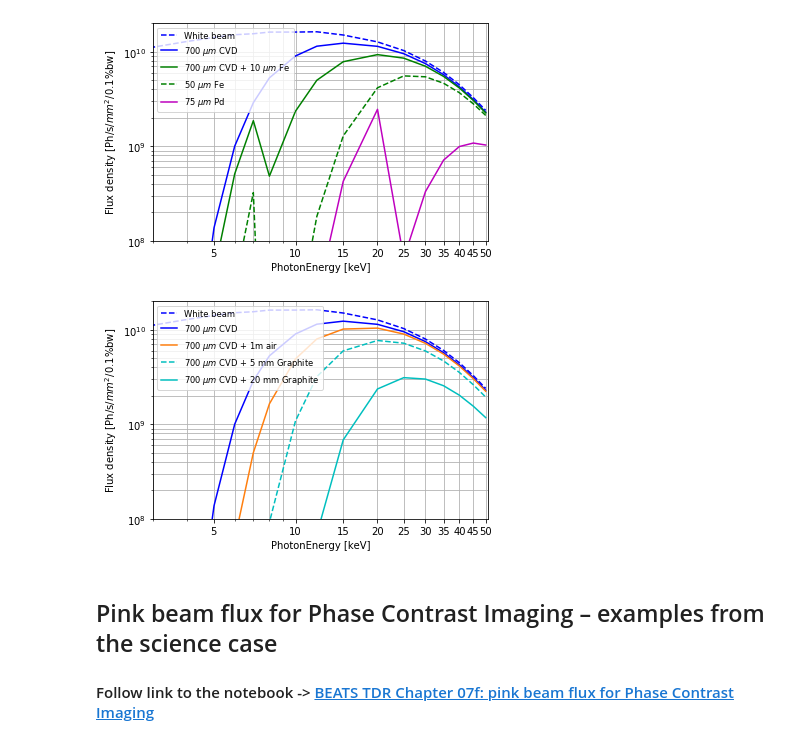
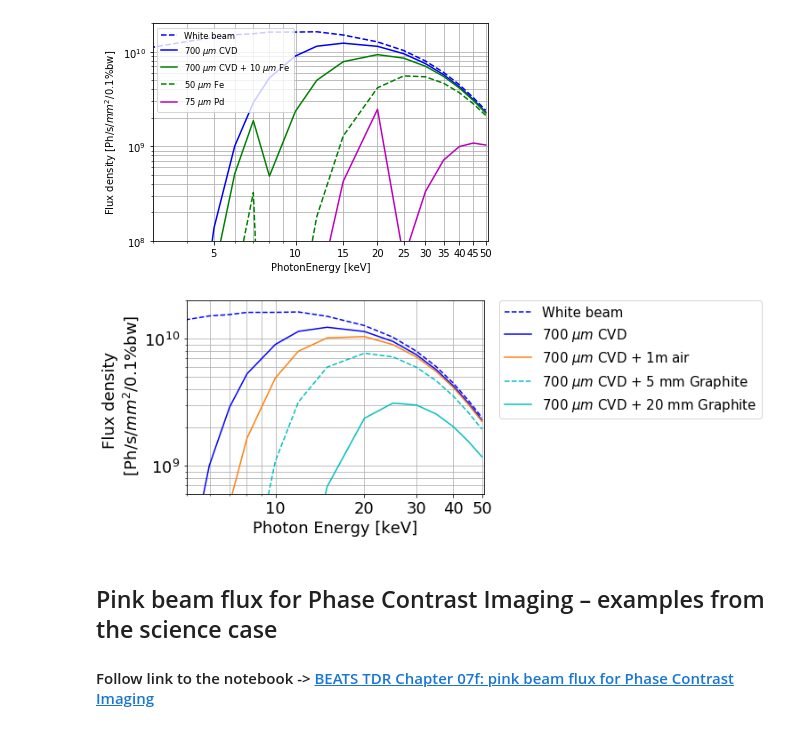
Before and after one commit to gianthk/BEATS_raytracing, a Jupyter notebook: BEATS_TDR-Chapter_07f_Optics_Raytracing-Flux_density.ipynb, the cells around one changed output. Cells and saved outputs as stored; diff of their text form; code cells hidden in the pictures.

```diff
--- a/BEATS_TDR-Chapter_07f_Optics_Raytracing-Flux_density.ipynb
+++ b/BEATS_TDR-Chapter_07f_Optics_Raytracing-Flux_density.ipynb
@@ -228,23 +233,23 @@ f.savefig("BEATS_PinkBeam_flux_density_Fe-Pd-filter.png", bbox_inches='tight', d
 # %%
 # C and air FILTERS
 f, ax = plt.subplots()
 plt.plot(1e-3*T_data[:,0], Flux_d_1mrad, '--b')
 plt.plot(1e-3*T_data[:,0], Flux_d_1mrad*T_CVD, 'b')
 plt.plot(1e-3*T_data[:,0], Flux_d_1mrad*T_CVD*T_data[:,14], 'C1')
 plt.plot(1e-3*T_data[:,0], Flux_d_1mrad*T_CVD*T_data[:,11], '--c')
 plt.plot(1e-3*T_data[:,0], Flux_d_1mrad*T_CVD*T_data[:,12], 'c')
 ax.set_xscale('log')
 ax.set_yscale('log')
-ax.set(xlim=(3, 51), ylim=(1e8, 2e10))
-plt.xticks(np.arange(5, 55, 5))
+ax.set(xlim=(5, 51), ylim=(6e8, 2e10))
+plt.xticks(np.arange(10, 60, 10))
 ax.xaxis.set_major_formatter(ScalarFormatter())
-plt.xlabel('PhotonEnergy [keV]')
-plt.ylabel('Flux density [Ph/s/$mm^2$/0.1%bw]')
+plt.xlabel('Photon Energy [keV]')
+plt.ylabel('Flux density \n [Ph/s/$mm^2$/0.1%bw]')
 plt.grid(True, which="both")
-plt.legend(['White beam','700 $\mu m$ CVD', '700 $\mu m$ CVD + 1m air', '700 $\mu m$ CVD + 5 mm Graphite', '700 $\mu m$ CVD + 20 mm Graphite'], loc='upper left', fontsize="small")
+plt.legend(['White beam','700 $\mu m$ CVD', '700 $\mu m$ CVD + 1m air', '700 $\mu m$ CVD + 5 mm Graphite', '700 $\mu m$ CVD + 20 mm Graphite'], bbox_to_anchor=(1.05, 1), borderaxespad=0., loc='upper left', fontsize="small")
 f.savefig("BEATS_PinkBeam_flux_density_C-air-filter.png", bbox_inches='tight', dpi=600)
 # %% [output]
-[figure, old version]
+[figure, new version]
 # %% [markdown]
 ## Pink beam flux for Phase Contrast Imaging – examples from the science case
 #### Follow link to the notebook -> [BEATS TDR Chapter 07f: pink beam flux for Phase Contrast Imaging](BEATS_TDR-Chapter_07f_Optics_Raytracing-PinkBeamFlux-PCI.ipynb)
```
Also changed, not shown: parts of 9 cells of this notebook, 18 other files.
